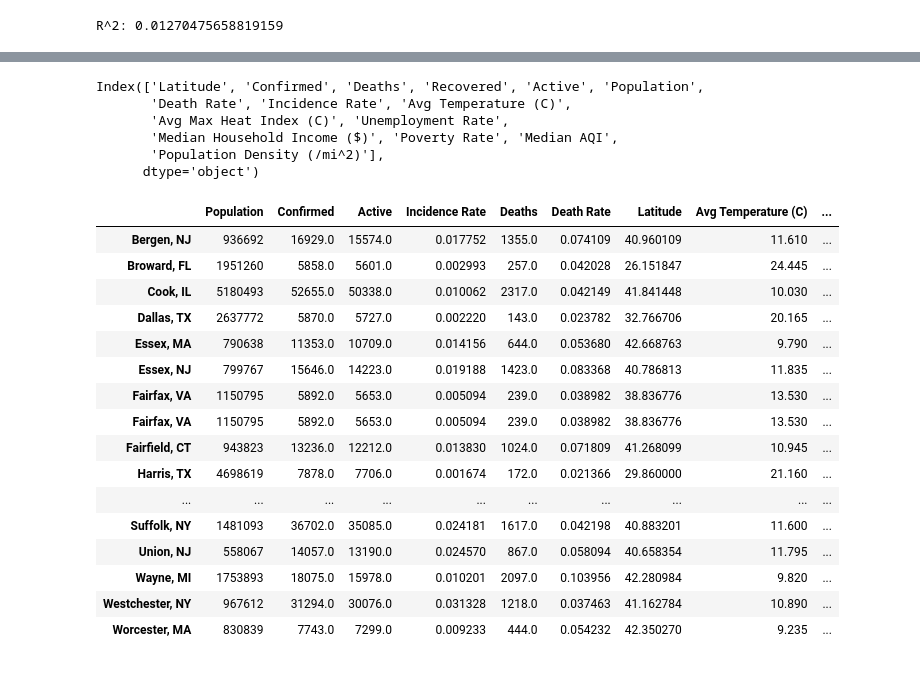
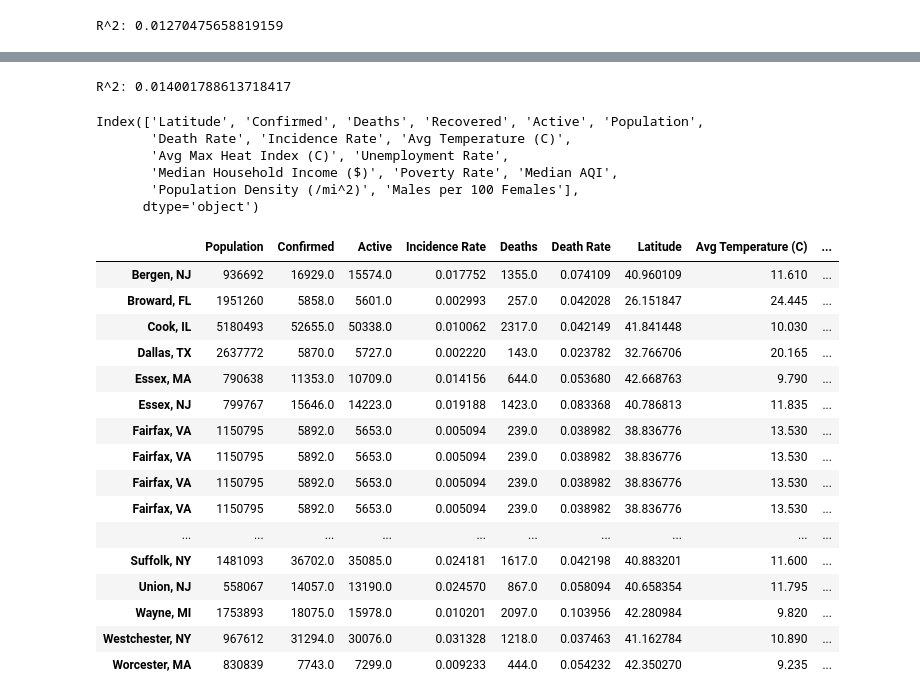
Before and after one commit to amkrutsinger/covid19finalproject, a Jupyter notebook: regression/regression.ipynb, the cells around one changed output, grey strips where cells are left out. Drawn from its saved outputs; the diff is of its cells as text; code cells hidden in the pictures.

```diff
--- a/regression/regression.ipynb
+++ b/regression/regression.ipynb
@@ -209,4 +209,9 @@ pollution
 area = load_geo_data('LND01.csv', [], {}, 'County')
 area.rename({'LND010200D': 'Land Area (mi^2)'}, axis=1, inplace=True)
 area
+
+# Load gender ratio data
+gender = load_geo_data('SEX01.csv', [], {}, 'County')
+gender.rename({'SEX350209D': 'Males per 100 Females'}, axis=1, inplace=True)
+gender
 # %% [output]
@@ -544,3 +565,7 @@ R^2: 0.01270475658819159
+# %%
+lin_regress(inci_and_gender, 'Incidence Rate', 'Males per 100 Females', inci_and_gender['Males per 100 Females'].min(), inci_and_gender['Males per 100 Females'].max())
+# %% [output]
+R^2: 0.014001788613718417
 # %%
 # Clean up data
 unemploy1.rename(columns={'Unemployment_rate_2018':'Unemployment Rate'},inplace=True)
@@ -551,38 +576,40 @@ unemploy2['Median Household Income ($)'] = unemploy2['Median Household Income ($
 popden = death_and_popden['Population Density (/mi^2)']
 
 # Export large data frame to csv
 result = raw
-for i in [death_rate, incidence_rate, temp, heat_index, unemploy1, unemploy2, poverty, pollution, popden]:
+columns = [death_rate, incidence_rate, temp, heat_index, unemploy1, unemploy2, poverty, pollution, popden, gender]
+for i in columns:
     result = result.join(i)
 
 result.dropna(inplace=True)
 print(result.columns)
 
 result = result[['Population', 'Confirmed', 'Active', 'Incidence Rate', 'Deaths', 'Death Rate', 'Latitude',
                 'Avg Temperature (C)', 'Avg Max Heat Index (C)', 'Median Household Income ($)',
-                'Unemployment Rate', 'Poverty Rate', 'Median AQI', 'Population Density (/mi^2)']]
+                'Unemployment Rate', 'Poverty Rate', 'Median AQI', 'Population Density (/mi^2)',
+                'Males per 100 Females']]
 
 result.to_csv('data_frame.csv', header=True)
 
 result
 # %% [output]
 Index(['Latitude', 'Confirmed', 'Deaths', 'Recovered', 'Active', 'Population',
        'Death Rate', 'Incidence Rate', 'Avg Temperature (C)',
        'Avg Max Heat Index (C)', 'Unemployment Rate',
        'Median Household Income ($)', 'Poverty Rate', 'Median AQI',
-       'Population Density (/mi^2)'],
+       'Population Density (/mi^2)', 'Males per 100 Females'],
       dtype='object')
 |  | Population | Confirmed | Active | Incidence Rate | Deaths | Death Rate | Latitude | Avg Temperature (C) | ... |
 | Bergen, NJ | 936692 | 16929.0 | 15574.0 | 0.017752 | 1355.0 | 0.074109 | 40.960109 | 11.610 | ... |
 | Broward, FL | 1951260 | 5858.0 | 5601.0 | 0.002993 | 257.0 | 0.042028 | 26.151847 | 24.445 | ... |
 | Cook, IL | 5180493 | 52655.0 | 50338.0 | 0.010062 | 2317.0 | 0.042149 | 41.841448 | 10.030 | ... |
 | Dallas, TX | 2637772 | 5870.0 | 5727.0 | 0.002220 | 143.0 | 0.023782 | 32.766706 | 20.165 | ... |
 | Essex, MA | 790638 | 11353.0 | 10709.0 | 0.014156 | 644.0 | 0.053680 | 42.668763 | 9.790 | ... |
 | Essex, NJ | 799767 | 15646.0 | 14223.0 | 0.019188 | 1423.0 | 0.083368 | 40.786813 | 11.835 | ... |
 | Fairfax, VA | 1150795 | 5892.0 | 5653.0 | 0.005094 | 239.0 | 0.038982 | 38.836776 | 13.530 | ... |
 | Fairfax, VA | 1150795 | 5892.0 | 5653.0 | 0.005094 | 239.0 | 0.038982 | 38.836776 | 13.530 | ... |
-| Fairfield, CT | 943823 | 13236.0 | 12212.0 | 0.013830 | 1024.0 | 0.071809 | 41.268099 | 10.945 | ... |
-| Harris, TX | 4698619 | 7878.0 | 7706.0 | 0.001674 | 172.0 | 0.021366 | 29.860000 | 21.160 | ... |
+| Fairfax, VA | 1150795 | 5892.0 | 5653.0 | 0.005094 | 239.0 | 0.038982 | 38.836776 | 13.530 | ... |
+| Fairfax, VA | 1150795 | 5892.0 | 5653.0 | 0.005094 | 239.0 | 0.038982 | 38.836776 | 13.530 | ... |
 | ... | ... | ... | ... | ... | ... | ... | ... | ... | ... |
 | Suffolk, NY | 1481093 | 36702.0 | 35085.0 | 0.024181 | 1617.0 | 0.042198 | 40.883201 | 11.600 | ... |
 | Union, NJ | 558067 | 14057.0 | 13190.0 | 0.024570 | 867.0 | 0.058094 | 40.658354 | 11.795 | ... |
```
Also changed, not shown: parts of 3 cells of this notebook, 3 other files.
